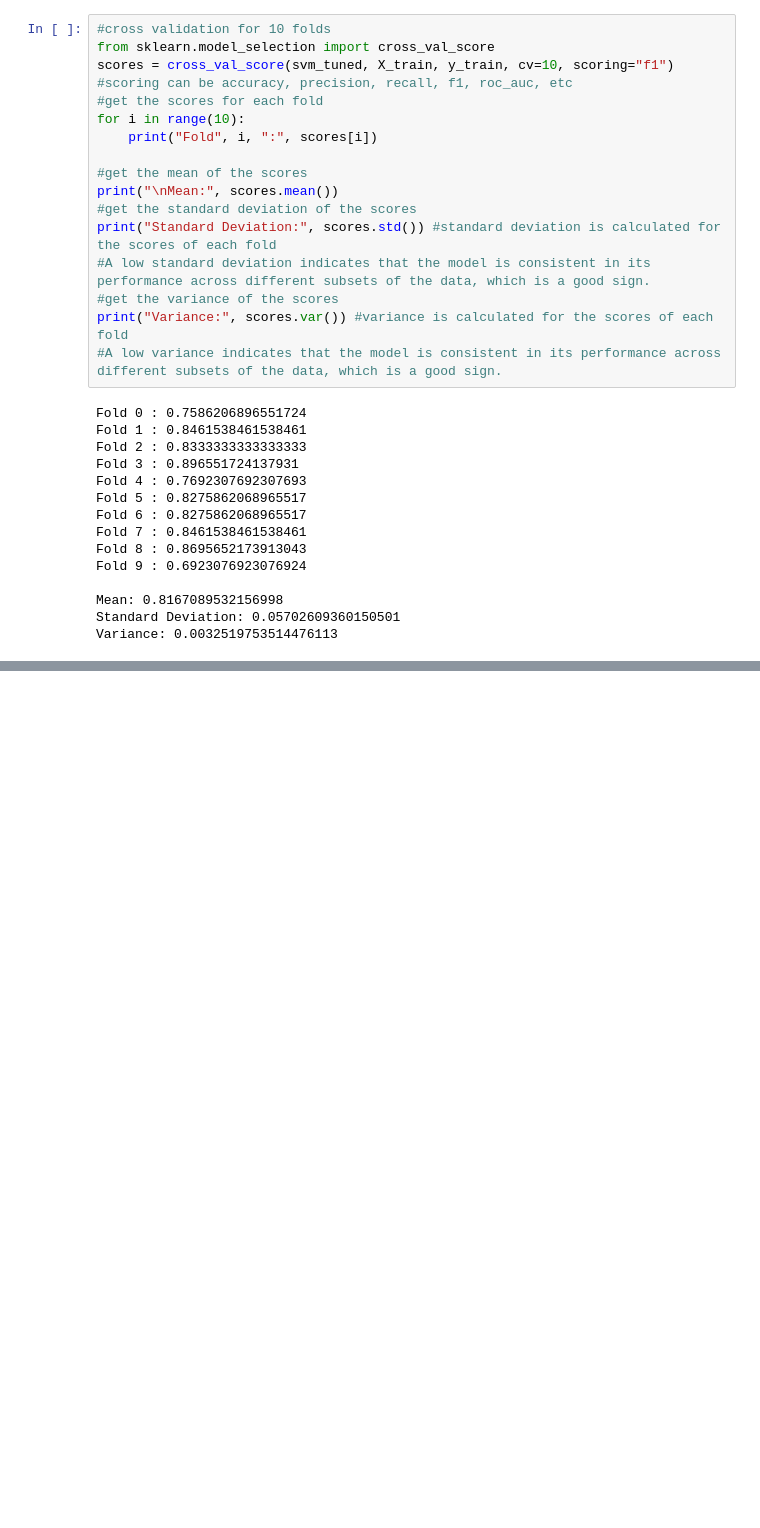
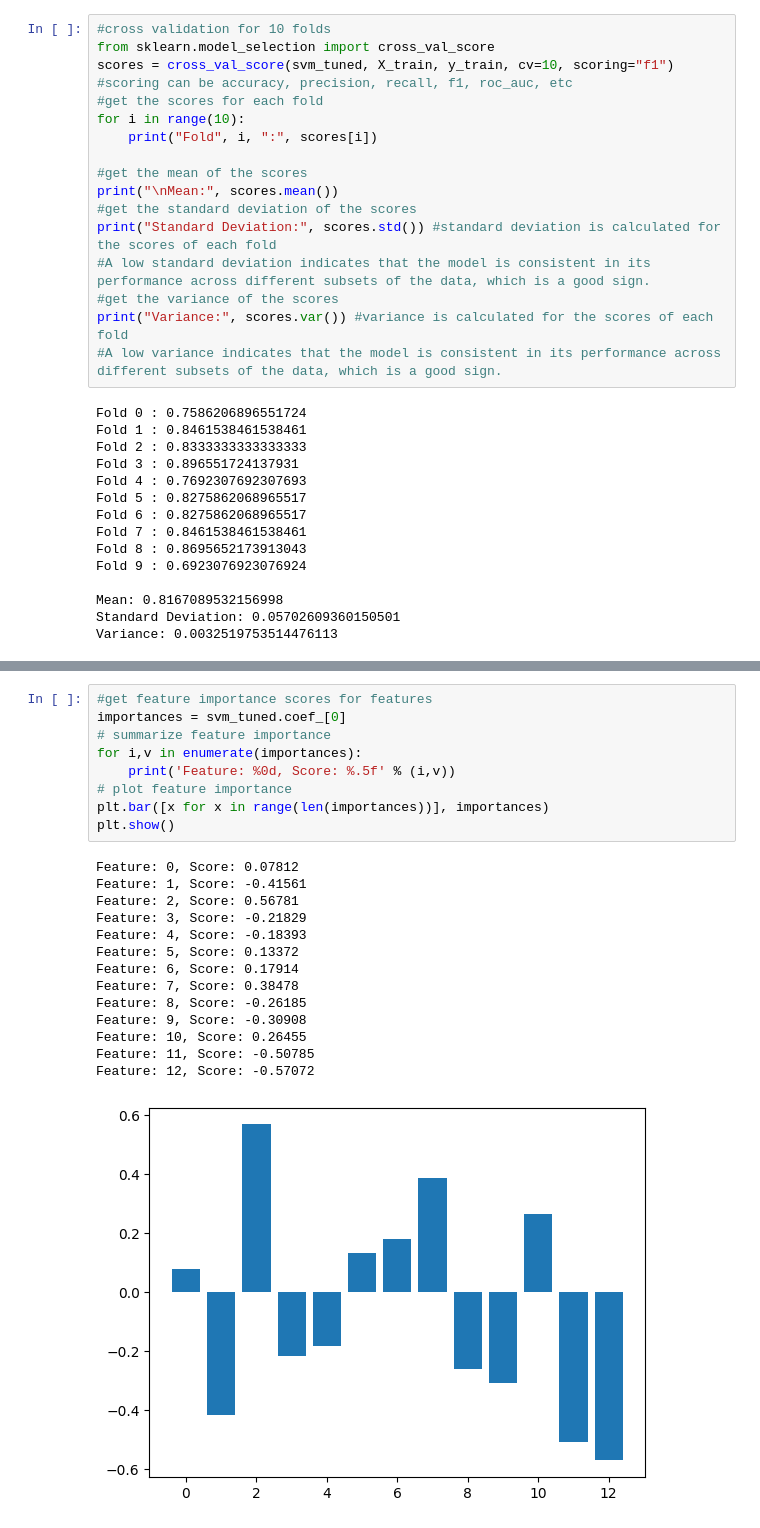
Before and after one commit to kruthi-sb/Cardiac_Events_ML, a Jupyter notebook: ML/SVM.ipynb, the cells around one changed output, grey strips where cells are left out. Saved outputs shown, nothing was run; the diff lists cells and outputs as text; blank space fills up the shorter version.

```diff
--- a/ML/SVM.ipynb
+++ b/ML/SVM.ipynb
@@ -237,0 +228,24 @@ ImportError: cannot import name 'plot_precision_recall_curve' from 'sklearn.metr
+# %%
+#get feature importance scores for features
+importances = svm_tuned.coef_[0]
+# summarize feature importance
+for i,v in enumerate(importances):
+    print('Feature: %0d, Score: %.5f' % (i,v))
+# plot feature importance
+plt.bar([x for x in range(len(importances))], importances)
+plt.show()
+# %% [output]
+Feature: 0, Score: 0.07812
+Feature: 1, Score: -0.41561
+Feature: 2, Score: 0.56781
+Feature: 3, Score: -0.21829
+Feature: 4, Score: -0.18393
+Feature: 5, Score: 0.13372
+Feature: 6, Score: 0.17914
+Feature: 7, Score: 0.38478
+Feature: 8, Score: -0.26185
+Feature: 9, Score: -0.30908
+Feature: 10, Score: 0.26455
+Feature: 11, Score: -0.50785
+Feature: 12, Score: -0.57072
+[figure, added]
```
Also changed, not shown: parts of 3 cells of this notebook, 3 other files.
